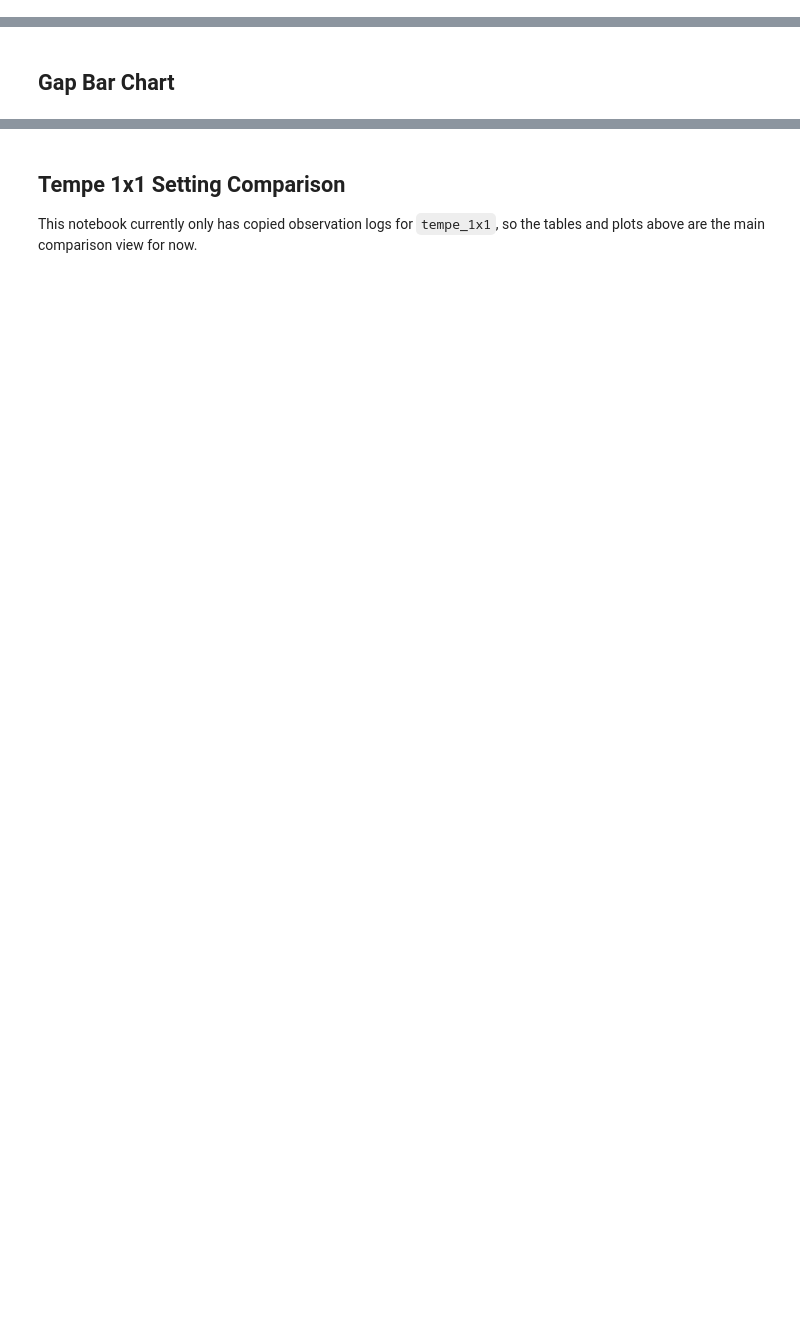
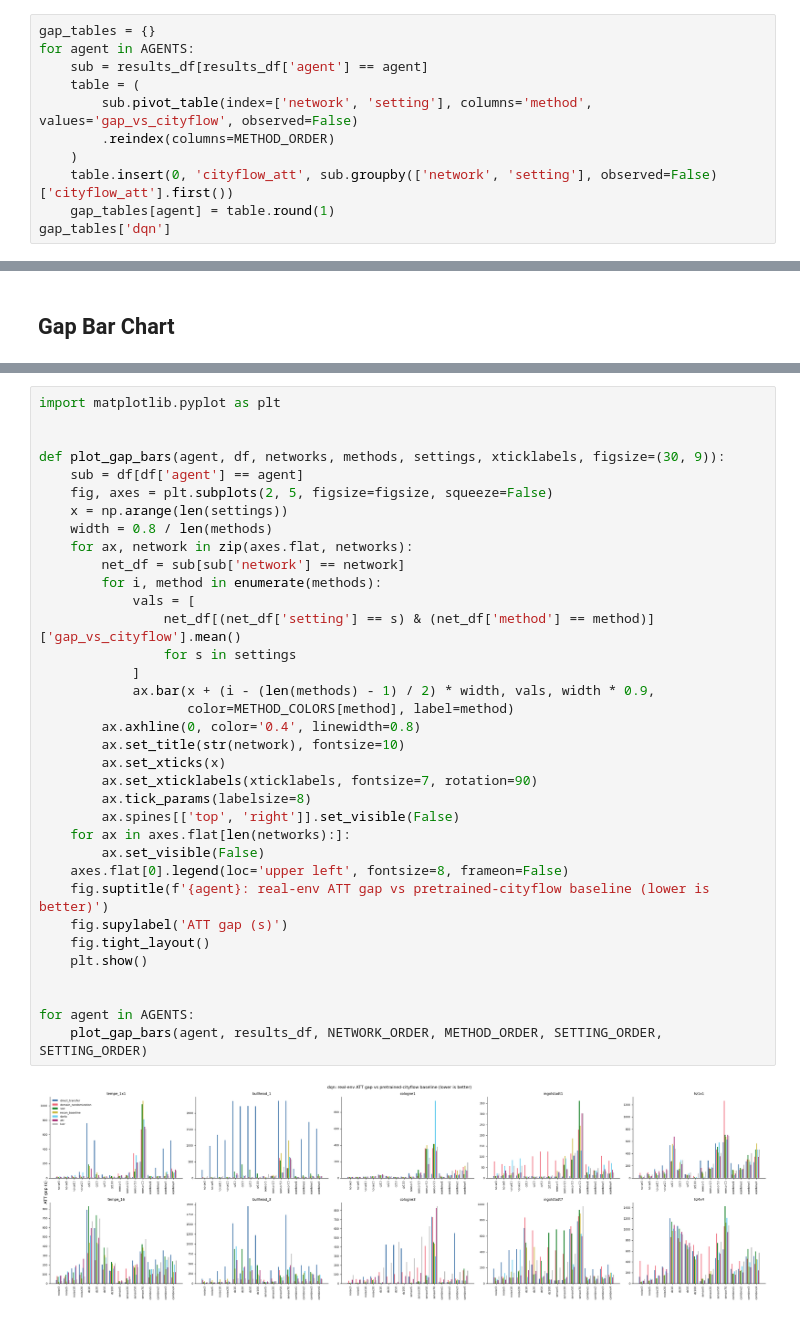
Before and after one commit to Red-Pheonix/Sim2RealTSCBenchMark, a Jupyter notebook: analyze_observations.ipynb, the cells around one changed output, grey strips where cells are left out. Saved outputs shown, nothing was run; the diff lists cells and outputs as text; blank space fills up the shorter version.

```diff
--- a/analyze_observations.ipynb
+++ b/analyze_observations.ipynb
@@ -395,0 +134,11 @@ comparison_df
+# %%
+gap_tables = {}
+for agent in AGENTS:
+    sub = results_df[results_df['agent'] == agent]
+    table = (
+        sub.pivot_table(index=['network', 'setting'], columns='method', values='gap_vs_cityflow', observed=False)
+        .reindex(columns=METHOD_ORDER)
+    )
+    table.insert(0, 'cityflow_att', sub.groupby(['network', 'setting'], observed=False)['cityflow_att'].first())
+    gap_tables[agent] = table.round(1)
+gap_tables['dqn']
@@ -755,4 +179,37 @@ for network in REAL_TRACE_NETWORKS:
-# %% [markdown]
-## Tempe 1x1 Setting Comparison
-
-This notebook currently only has copied observation logs for `tempe_1x1`, so the tables and plots above are the main comparison view for now.
+# %%
+import matplotlib.pyplot as plt
+
+
+def plot_gap_bars(agent, df, networks, methods, settings, xticklabels, figsize=(30, 9)):
+    sub = df[df['agent'] == agent]
+    fig, axes = plt.subplots(2, 5, figsize=figsize, squeeze=False)
+    x = np.arange(len(settings))
+    width = 0.8 / len(methods)
+    for ax, network in zip(axes.flat, networks):
+        net_df = sub[sub['network'] == network]
+        for i, method in enumerate(methods):
+            vals = [
+                net_df[(net_df['setting'] == s) & (net_df['method'] == method)]['gap_vs_cityflow'].mean()
+                for s in settings
+            ]
+            ax.bar(x + (i - (len(methods) - 1) / 2) * width, vals, width * 0.9,
+                   color=METHOD_COLORS[method], label=method)
+        ax.axhline(0, color='0.4', linewidth=0.8)
+        ax.set_title(str(network), fontsize=10)
+        ax.set_xticks(x)
+        ax.set_xticklabels(xticklabels, fontsize=7, rotation=90)
+        ax.tick_params(labelsize=8)
+        ax.spines[['top', 'right']].set_visible(False)
+    for ax in axes.flat[len(networks):]:
+        ax.set_visible(False)
+    axes.flat[0].legend(loc='upper left', fontsize=8, frameon=False)
+    fig.suptitle(f'{agent}: real-env ATT gap vs pretrained-cityflow baseline (lower is better)')
+    fig.supylabel('ATT gap (s)')
+    fig.tight_layout()
+    plt.show()
+
+
+for agent in AGENTS:
+    plot_gap_bars(agent, results_df, NETWORK_ORDER, METHOD_ORDER, SETTING_ORDER, SETTING_ORDER)
+# %% [output]
+[figure, added]
```
Also changed, not shown: parts of 28 cells of this notebook, 10 other files.
